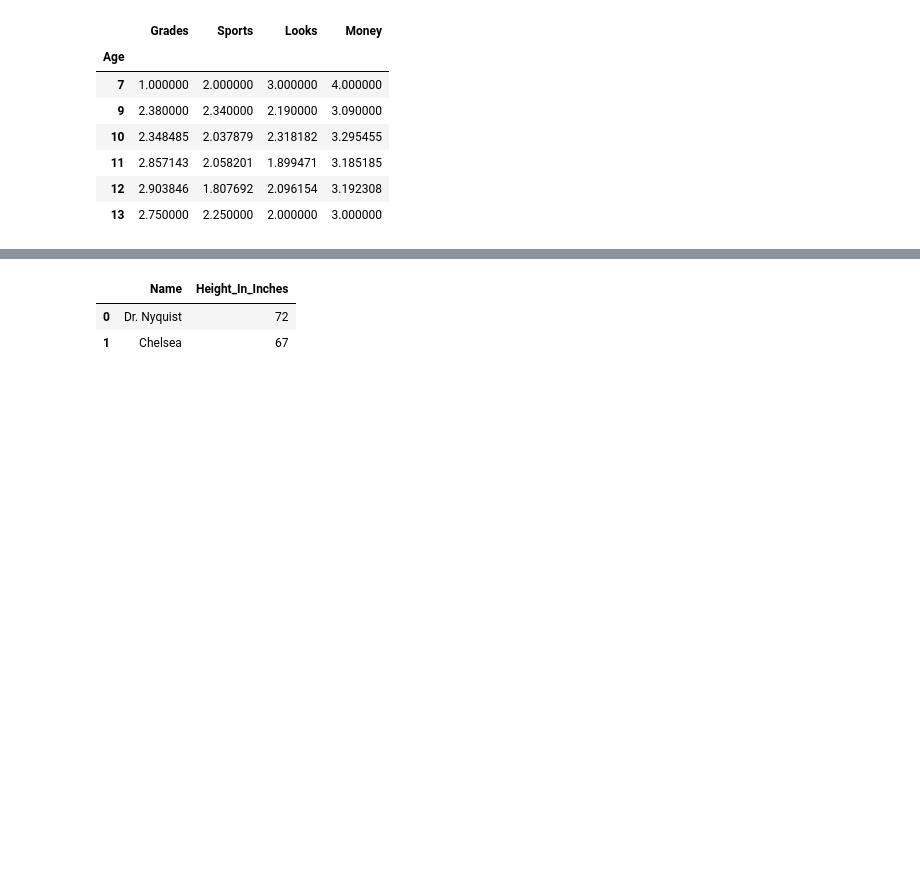
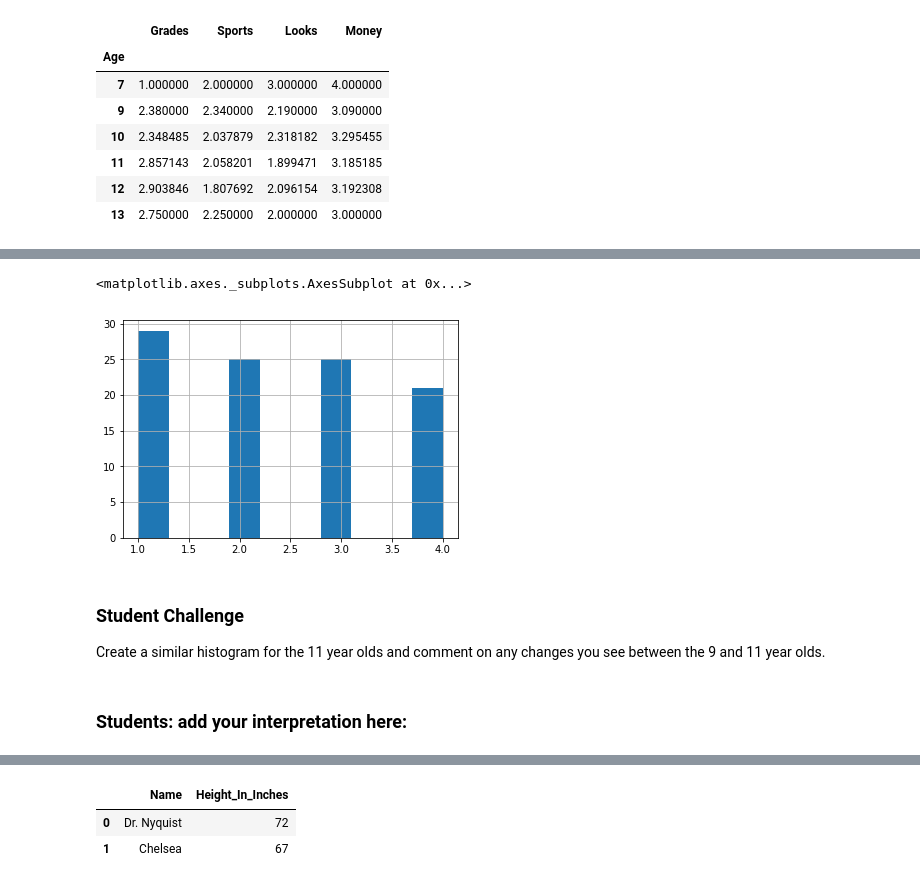
Before and after one commit to jenyquist/PLAM, a Jupyter notebook: Class10/Class10.ipynb, the cells around one changed output, grey strips where cells are left out. Saved outputs shown, nothing was run; the diff lists cells and outputs as text; code cells hidden in the pictures; blank space fills up the shorter version.

```diff
--- a/Class10/Class10.ipynb
+++ b/Class10/Class10.ipynb
@@ -133,0 +149,4 @@ Isn't it interesting, and perhaps a bit sad, that the one seven year old thought
+# %%
+# Look at just the nine year olds
+age9 = by_age.get_group(9)
+age9.head(5)
@@ -134,3 +160,14 @@ Isn't it interesting, and perhaps a bit sad, that the one seven year old thought
+# %%
+# Look at the importance this group assigns to grades
+age9['Grades'].hist()
+# %% [output]
+<matplotlib.axes._subplots.AxesSubplot at 0x...>
+[figure, added]
+# %% [markdown]
+### Student Challenge
+Create a similar histogram for the 11 year olds and comment on any changes you see between the 9 and 11 year olds.
+# %% [markdown]
+### Students: add your interpretation here:
 # %% [markdown]
 <a id='Googlesheet'/a>
 ## Loading data from a Google Spreadsheet
```
Also changed, not shown: parts of 29 cells of this notebook, 4 other files.
